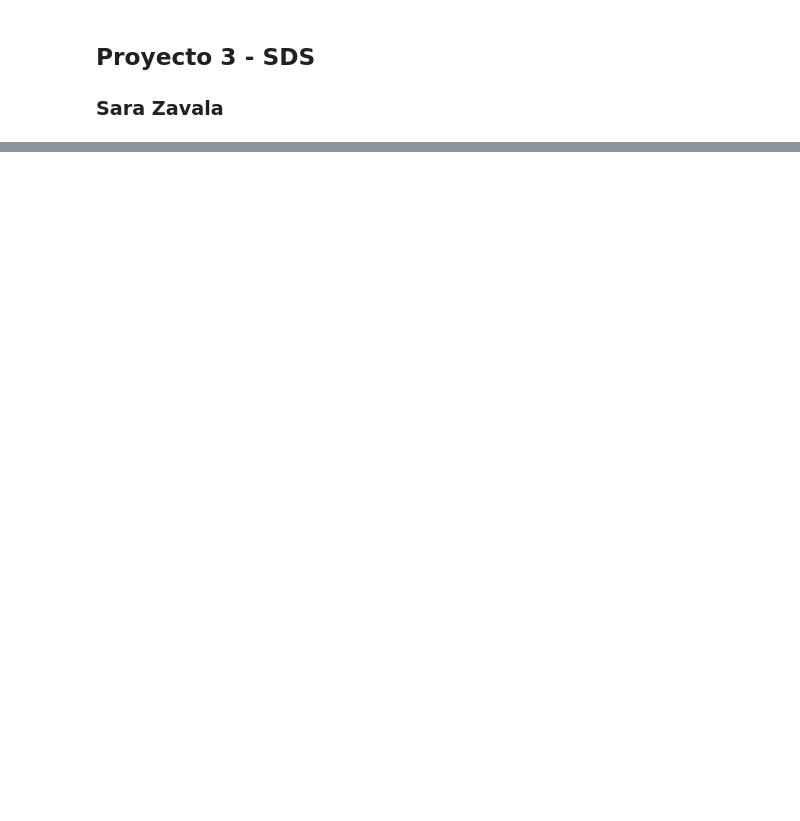
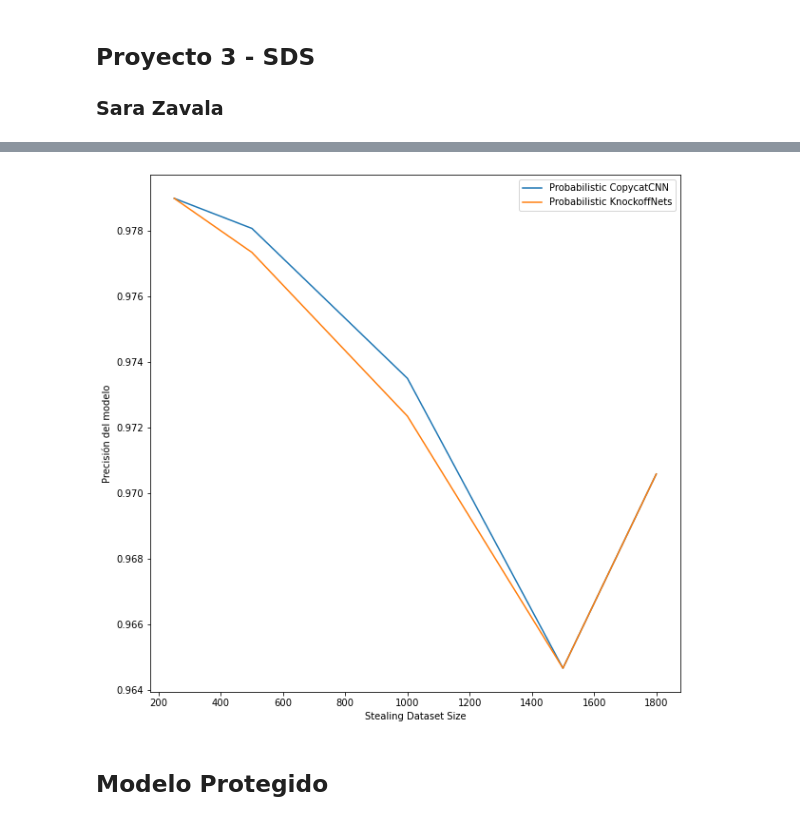
Before and after one commit to saritazavala/Proyecto3-SDS, a Jupyter notebook: Proyecto3_SDS.ipynb, the cells around one changed output, grey strips where cells are left out. Saved outputs shown, nothing was run; the diff lists cells and outputs as text; code cells hidden in the pictures; blank space fills up the shorter version.

```diff
--- a/Proyecto3_SDS.ipynb
+++ b/Proyecto3_SDS.ipynb
@@ -124,2 +298,2 @@ modelR.layers
 # %%
-modelR.fit(X_train, y_train, batch_size=10, validation_data=(X_test0, y_test0), epochs=2)
+modelR.fit(X_train, y_train, batch_size=10, validation_data=(X_test0, y_test0), epochs=5)
@@ -152,0 +395,30 @@ modelR_train.fit(X_train, y_train, nb_epochs=2, batch_size=50)
+# %%
+attack_catalogue = {"Probabilistic CopycatCNN": CopycatCNN(classifier=model_class,
+                                              batch_size_fit=128,
+                                              batch_size_query=128,
+                                              nb_epochs=5,
+                                              nb_stolen=2500,
+                                              use_probability=True),
+                    "Probabilistic KnockoffNets": KnockoffNets(classifier=model_class,
+                                              batch_size_fit=128,
+                                              batch_size_query=128,
+                                              nb_epochs=5,
+                                              nb_stolen=2500,
+                                              use_probability=True)
+                   }
+# %%
+results = []
+for len_steal in [250, 500, 1000,1500,1800]:
+    indices = np.random.permutation(len(X_test0))
+    x_steal = X_test0[indices[:len_steal]]
+    y_steal = y_test0[indices[:len_steal]]
+    x_test = X_test0[indices[len_steal:]]
+    y_test = y_test0[indices[len_steal:]]
+
+    for name, attack in attack_catalogue.items():
+        model_stolen = model
+        classifier_stolen = KerasClassifier(model_stolen, clip_values=(0, 1), use_logits=False)
+        classifier_stolen = attack.extract(x_steal, y_steal, thieved_classifier=classifier_stolen)
+        acc = classifier_stolen._model.evaluate(x_test, y_test)[1]
+        print(name, "--> ", acc)
+        results.append((name, len_steal, acc))
@@ -152,0 +443,16 @@ modelR_train.fit(X_train, y_train, nb_epochs=2, batch_size=50)
+# %%
+df = pd.DataFrame(
+    results,
+    columns=('Method Name',
+             'Stealing Dataset Size',
+             'Accuracy'))
+
+fig, ax = plt.subplots(figsize=(10,10))
+ax.set_xlabel("Tamaño")
+ax.set_ylabel("Precisión del modelo")
+for name, group in df.groupby("Method Name"):group.plot(1, 2, ax=ax, label=name)
+plt.show()
+# %% [output]
+[figure, added]
+# %% [markdown]
+## Modelo Protegido
```
Also changed, not shown: parts of 74 cells of this notebook.
